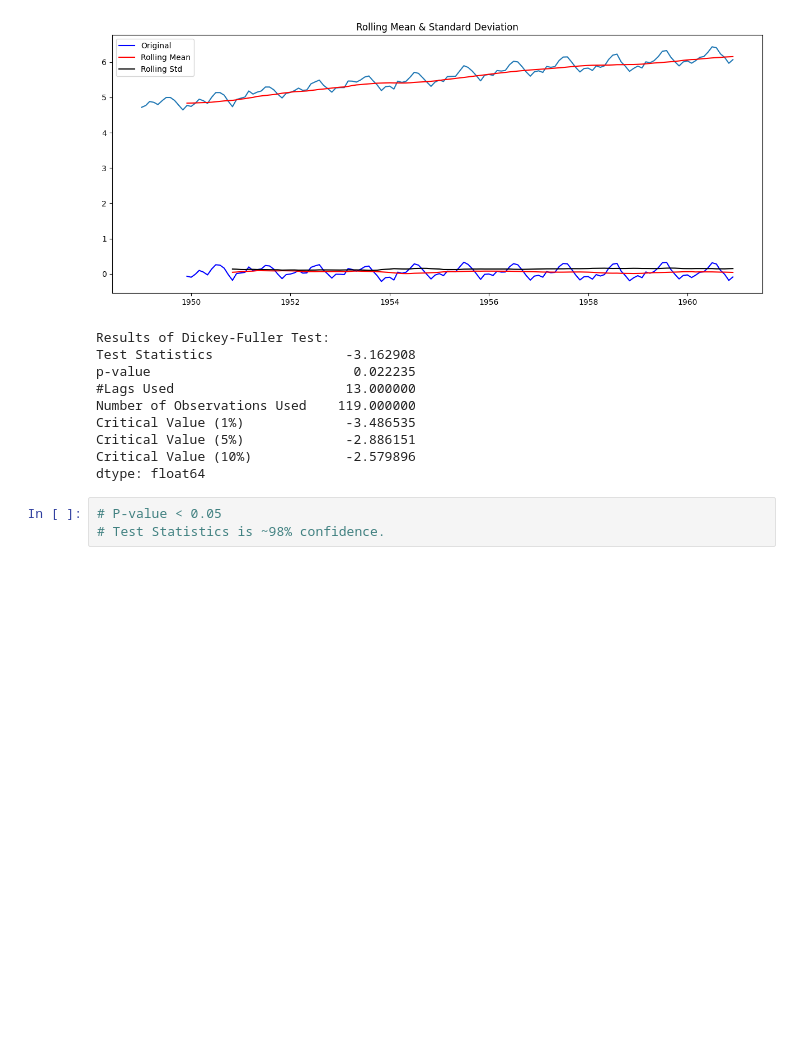
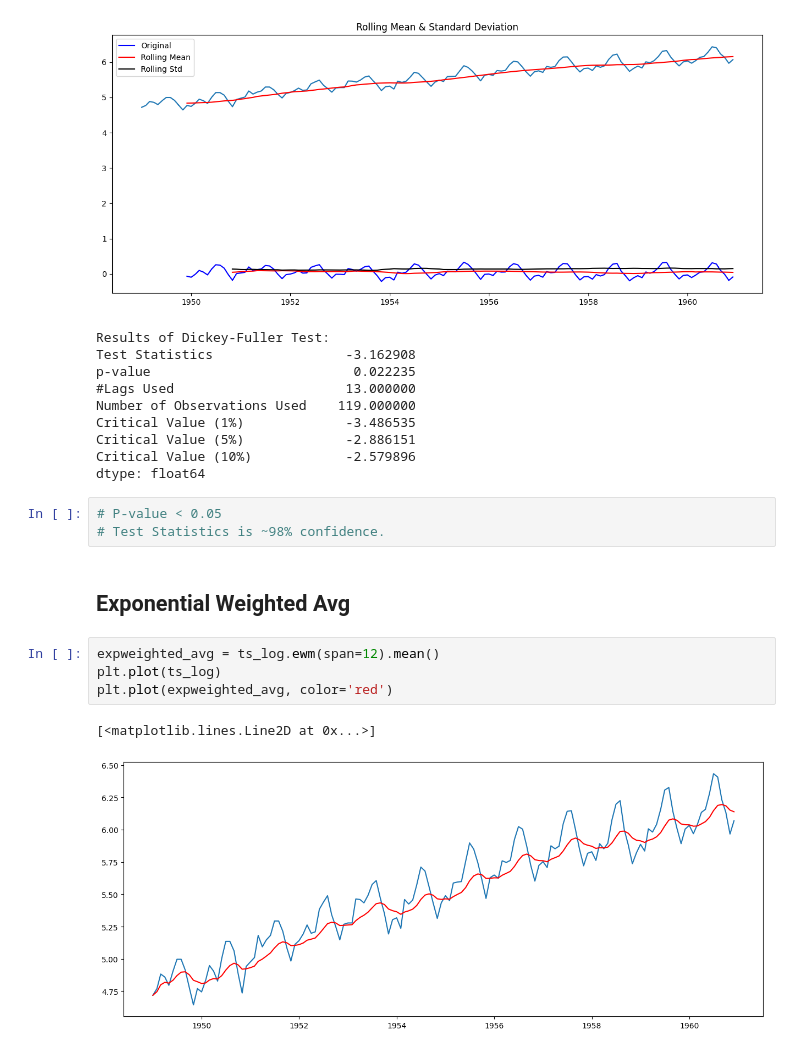
Before and after one commit to srsimonson/time-series-analysis, a Jupyter notebook: arima.ipynb, the cells around one changed output. Drawn from its saved outputs; the diff is of its cells as text; blank space fills up the shorter version.

```diff
--- a/arima.ipynb
+++ b/arima.ipynb
@@ -228,3 +228,12 @@ dtype: float64
 # %%
 # P-value < 0.05
 # Test Statistics is ~98% confidence.
+# %% [markdown]
+## Exponential Weighted Avg
+# %%
+expweighted_avg = ts_log.ewm(span=12).mean()
+plt.plot(ts_log)
+plt.plot(expweighted_avg, color='red')
+# %% [output]
+[<matplotlib.lines.Line2D at 0x...>]
+[figure, added]
```
Also changed, not shown: parts of 1 cell of this notebook.
